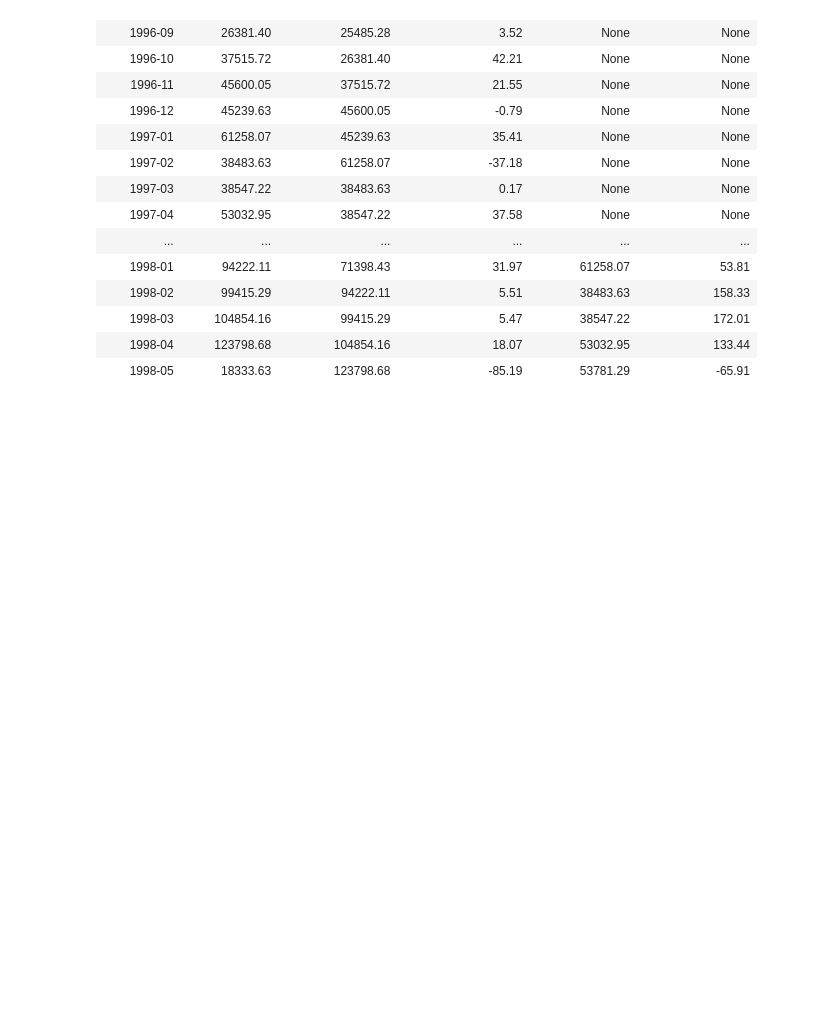
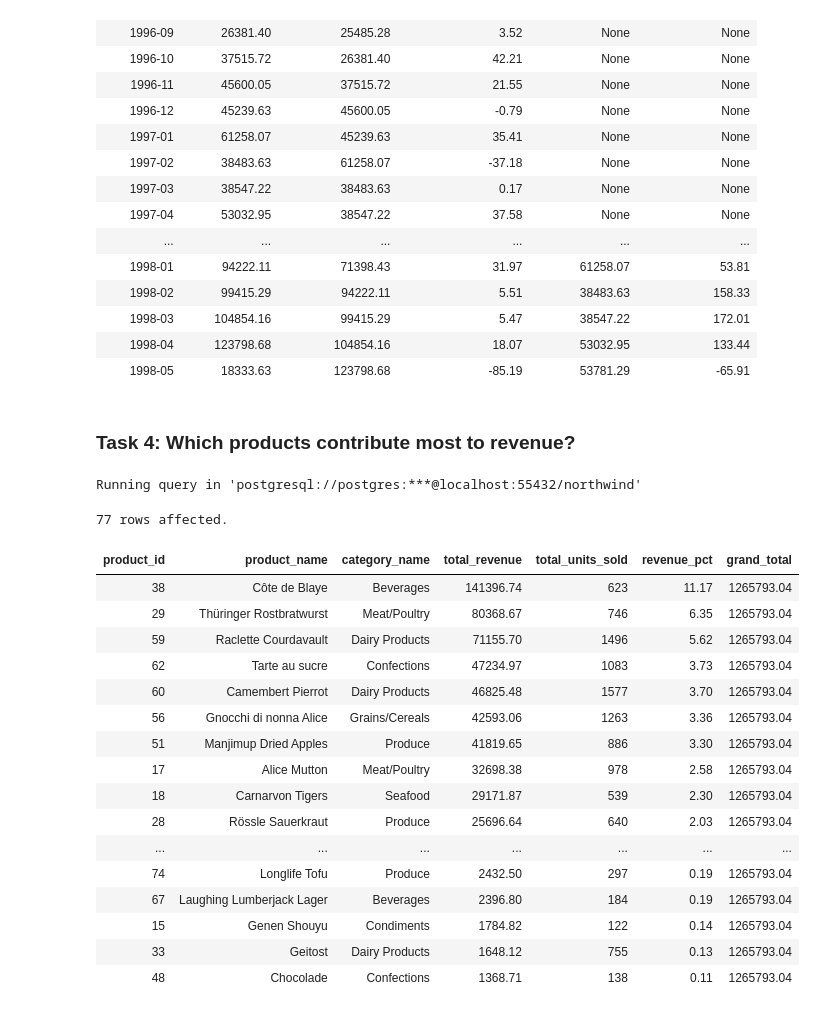
Before and after one commit to seckinadali/northwind-sql-analytics, a Jupyter notebook: northwind_queries.ipynb, the cells around one changed output. Saved outputs shown, nothing was run; the diff lists cells and outputs as text; code cells hidden in the pictures; blank space fills up the shorter version.

Commit message:
Add task 4 on which products contribute most to revenue in northwind_queries

```diff
--- a/northwind_queries.ipynb
+++ b/northwind_queries.ipynb
@@ -218,3 +218,51 @@ Running query in 'postgresql://postgres:***@localhost:55432/northwind'
 | 1998-03 | 104854.16 | 99415.29 | 5.47 | 38547.22 | 172.01 |
 | 1998-04 | 123798.68 | 104854.16 | 18.07 | 53032.95 | 133.44 |
 | 1998-05 | 18333.63 | 123798.68 | -85.19 | 53781.29 | -65.91 |
+# %% [markdown]
+### Task 4: Which products contribute most to revenue?
+# %%
+%%sql
+WITH product_sales AS (
+    SELECT
+        p.product_id,
+        p.product_name,
+        c.category_name,
+        ROUND(
+            SUM(od.unit_price * (1 - od.discount) * od.quantity)::DECIMAL,
+            2) AS total_revenue,
+        SUM(od.quantity) AS total_units_sold
+    FROM products p
+    JOIN categories c ON p.category_id = c.category_id
+    JOIN order_details od ON p.product_id = od.product_id
+    GROUP BY p.product_id, p.product_name, c.category_name
+)
+SELECT
+    product_id,
+    product_name,
+    category_name,
+    total_revenue,
+    total_units_sold,
+    ROUND(100 * total_revenue / SUM(total_revenue) OVER (), 2) AS revenue_pct,
+    SUM(total_revenue) OVER () AS grand_total
+FROM product_sales
+ORDER BY total_revenue DESC;
+# %% [output]
+Running query in 'postgresql://postgres:***@localhost:55432/northwind'
+77 rows affected.
+| product_id | product_name | category_name | total_revenue | total_units_sold | revenue_pct | grand_total |
+| 38 | Côte de Blaye | Beverages | 141396.74 | 623 | 11.17 | 1265793.04 |
+| 29 | Thüringer Rostbratwurst | Meat/Poultry | 80368.67 | 746 | 6.35 | 1265793.04 |
+| 59 | Raclette Courdavault | Dairy Products | 71155.70 | 1496 | 5.62 | 1265793.04 |
+| 62 | Tarte au sucre | Confections | 47234.97 | 1083 | 3.73 | 1265793.04 |
+| 60 | Camembert Pierrot | Dairy Products | 46825.48 | 1577 | 3.70 | 1265793.04 |
+| 56 | Gnocchi di nonna Alice | Grains/Cereals | 42593.06 | 1263 | 3.36 | 1265793.04 |
+| 51 | Manjimup Dried Apples | Produce | 41819.65 | 886 | 3.30 | 1265793.04 |
+| 17 | Alice Mutton | Meat/Poultry | 32698.38 | 978 | 2.58 | 1265793.04 |
+| 18 | Carnarvon Tigers | Seafood | 29171.87 | 539 | 2.30 | 1265793.04 |
+| 28 | Rössle Sauerkraut | Produce | 25696.64 | 640 | 2.03 | 1265793.04 |
+| ... | ... | ... | ... | ... | ... | ... |
+| 74 | Longlife Tofu | Produce | 2432.50 | 297 | 0.19 | 1265793.04 |
+| 67 | Laughing Lumberjack Lager | Beverages | 2396.80 | 184 | 0.19 | 1265793.04 |
+| 15 | Genen Shouyu | Condiments | 1784.82 | 122 | 0.14 | 1265793.04 |
+| 33 | Geitost | Dairy Products | 1648.12 | 755 | 0.13 | 1265793.04 |
+| 48 | Chocolade | Confections | 1368.71 | 138 | 0.11 | 1265793.04 |
```
Also changed, not shown: parts of 2 cells of this notebook.
